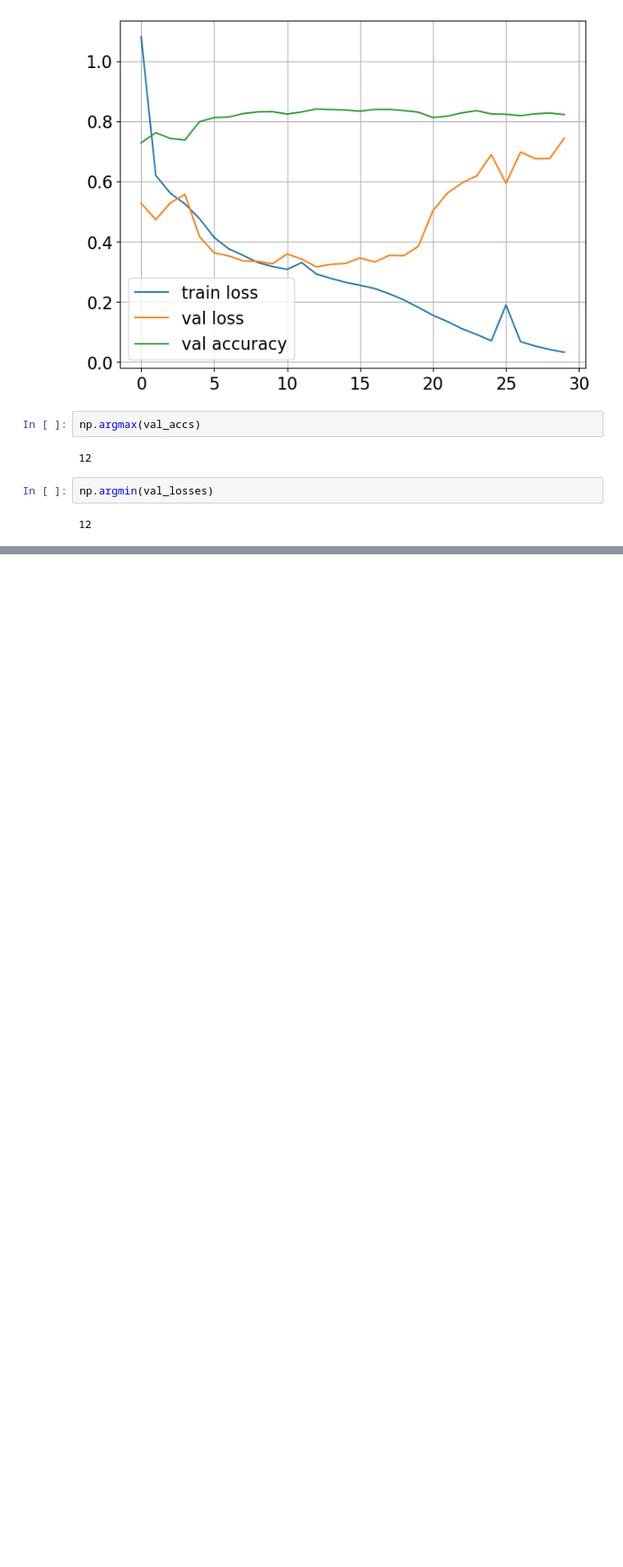
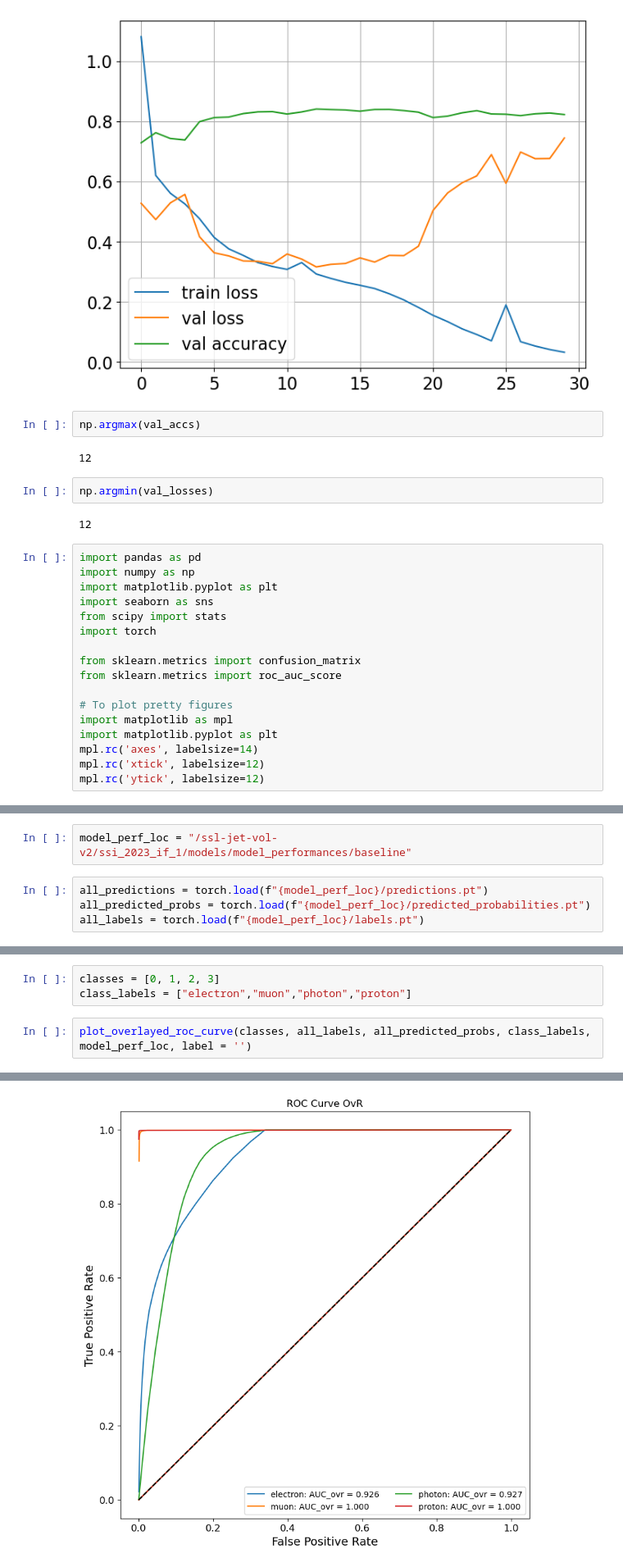
Before and after one commit to JavierZhao/ssi_2023_if_1, a Jupyter notebook: notebooks/plotting.ipynb, the cells around one changed output, grey strips where cells are left out. Shown: that part at 82% size. Cells and saved outputs as stored; diff of their text form; blank space fills up the shorter version.

Commit message:
roc curves for baseline cnn

```diff
--- a/notebooks/plotting.ipynb
+++ b/notebooks/plotting.ipynb
@@ -28,3 +28,20 @@ np.argmax(val_accs)
 np.argmin(val_losses)
 # %% [output]
 12
+# %%
+import pandas as pd
+import numpy as np
+import matplotlib.pyplot as plt
+import seaborn as sns
+from scipy import stats
+import torch
+
+from sklearn.metrics import confusion_matrix
+from sklearn.metrics import roc_auc_score
+
+# To plot pretty figures
+import matplotlib as mpl
+import matplotlib.pyplot as plt
+mpl.rc('axes', labelsize=14)
+mpl.rc('xtick', labelsize=12)
+mpl.rc('ytick', labelsize=12)
@@ -30,0 +172,6 @@ np.argmin(val_losses)
+# %%
+model_perf_loc = "/ssl-jet-vol-v2/ssi_2023_if_1/models/model_performances/baseline"
+# %%
+all_predictions = torch.load(f"{model_perf_loc}/predictions.pt")
+all_predicted_probs = torch.load(f"{model_perf_loc}/predicted_probabilities.pt")
+all_labels = torch.load(f"{model_perf_loc}/labels.pt")
@@ -30,0 +190,6 @@ np.argmin(val_losses)
+# %%
+classes = [0, 1, 2, 3]
+class_labels = ["electron","muon","photon","proton"]
+# %%
+plot_overlayed_roc_curve(classes, all_labels, all_predicted_probs, class_labels, model_perf_loc, label = '')
+# %% [output]
@@ -30,0 +200 @@ np.argmin(val_losses)
+[figure, added]
```
Also changed, not shown: parts of 5 cells of this notebook, 8 other files.
